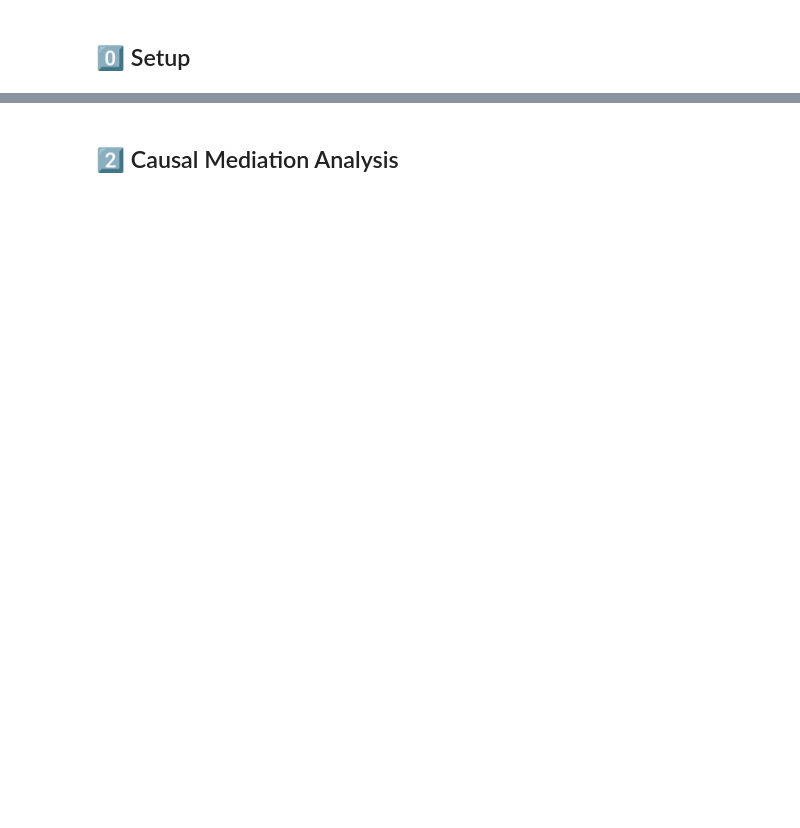
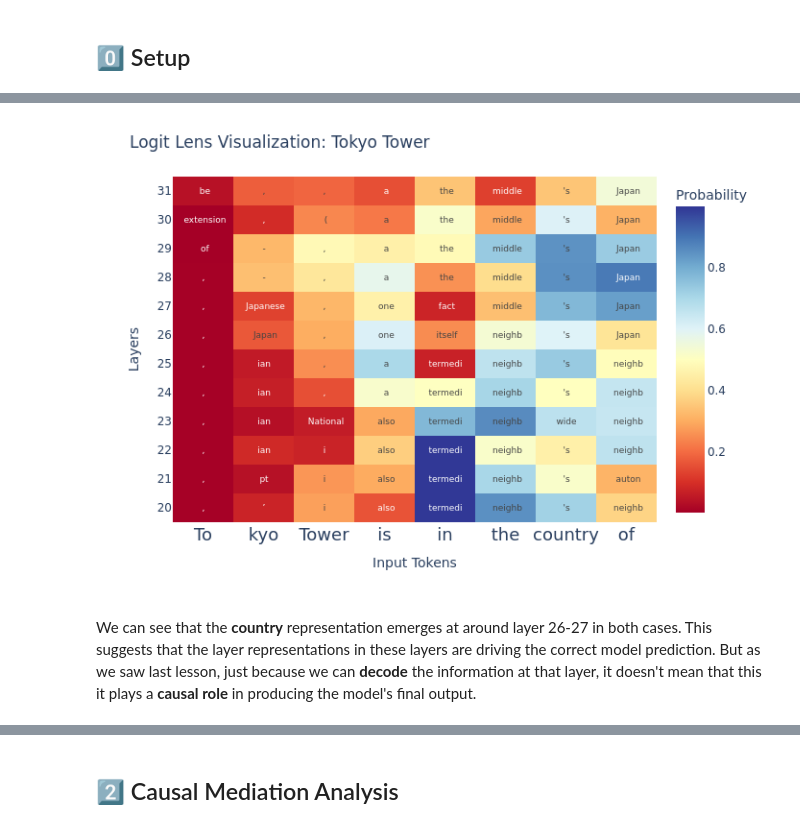
Before and after one commit to cs221m/cs221m-course, a Jupyter notebook: 06_causal_mediation_analysis.ipynb, the cells around one changed output, grey strips where cells are left out. Drawn from its saved outputs; the diff is of its cells as text; code cells hidden in the pictures; blank space fills up the shorter version.

```diff
--- a/06_causal_mediation_analysis.ipynb
+++ b/06_causal_mediation_analysis.ipynb
@@ -174,0 +18,20 @@ In other words, we want to draw a computaitonal graph showing how the difference
+# %%
+from IPython.display import clear_output
+import plotly.io as pio
+
+try:
+    import google.colab
+    is_colab = True
+except ImportError:
+    is_colab = False
+
+if is_colab:
+    pio.renderers.default = "colab"
+    !git clone https://github.com/cs221m/cs221m-course.git
+    %cd cs221m-course
+    !pip install -r requirements/06_causal_mediation_analysis.txt
+else:
+    pio.renderers.default = "plotly_mimetype+png"
+    !plotly_get_chrome -y
+
+clear_output()
@@ -174,0 +187,28 @@ In other words, we want to draw a computaitonal graph showing how the difference
+# %%
+pio.renderers.default = "colab" if is_colab else "notebook_connected+plotly_mimetype+png"
+
+fig = px.imshow(
+    probabilities.detach().cpu().float().numpy(),
+    x=input_tokens,
+    y=layer_range,
+    origin="lower", # make 0 at the bottom
+    color_continuous_scale=px.colors.diverging.RdYlBu,
+    color_continuous_midpoint=0.50,
+    text_auto=True,
+    labels=dict(x="Input Tokens", y="Layers", color="Probability")
+)
+
+fig.update_layout(
+    title='Logit Lens Visualization: Tokyo Tower',
+    xaxis_tickangle=0
+)
+
+fig.update_xaxes(tickfont_size=18)
+fig.update_yaxes(tickvals=layer_range)
+fig.update_traces(text=decoded_tokens, texttemplate="%{text}")
+
+fig.show()
+# %% [output]
+[figure, added]
+# %% [markdown]
+We can see that the **country** representation emerges at around layer 26-27 in both cases. This suggests that the layer representations in these layers are driving the correct model prediction. But as we saw last lesson, just because we can **decode** the information at that layer, it doesn't mean that this it plays a **causal role** in producing the model's final output.
```
Also changed, not shown: parts of 110 cells of this notebook, 3 other files.
